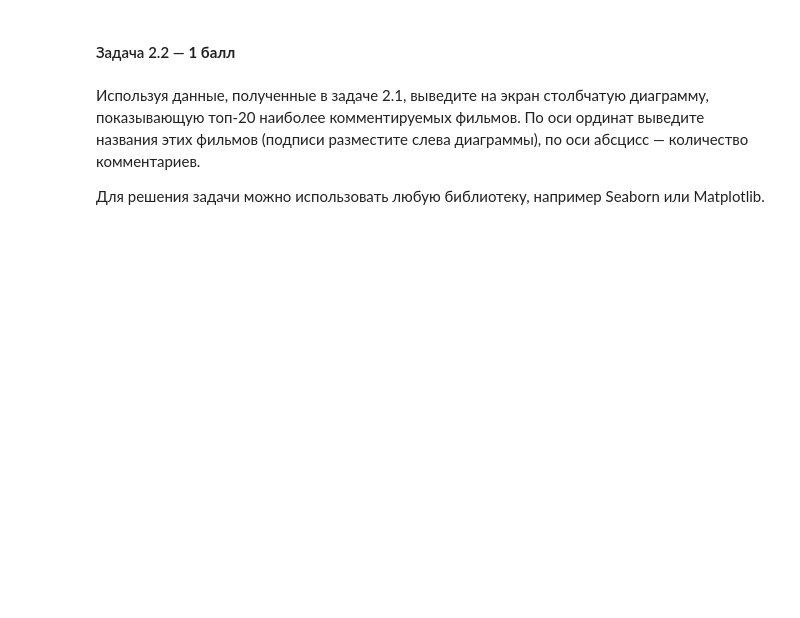
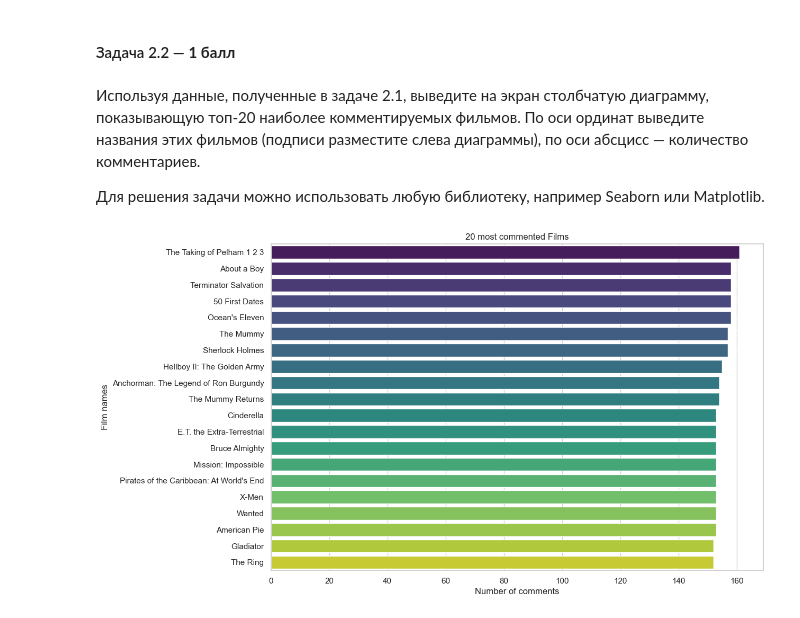
Before and after one commit to Loprima/sf_data_science, a Jupyter notebook: Системы хранения и обработки данных/hw_4/Выборка_и_агрегация_данных_в_MongoDB.ipynb, the cells around one changed output. Saved outputs shown, nothing was run; the diff lists cells and outputs as text; code cells hidden in the pictures; blank space fills up the shorter version.

```diff
--- a/Системы хранения и обработки данных/hw_4/Выборка_и_агрегация_данных_в_MongoDB.ipynb
+++ b/Системы хранения и обработки данных/hw_4/Выборка_и_агрегация_данных_в_MongoDB.ipynb
@@ -170,0 +217,24 @@ for i in movies2:
+# %%
+import matplotlib.pyplot as plt
+import seaborn as sns
+
+res_pipeline_20 = res_pipeline[:20]
+
+y = [i['title'] for i in res_pipeline_20]
+x = [i['count'] for i in res_pipeline_20]
+
+sns.set_theme(style="whitegrid")
+plt.figure(figsize=(12, 8))
+
+barplot = sns.barplot(x=x, y=y, palette="viridis", hue=y, dodge=False, legend=False)
+
+for p in barplot.patches:
+    barplot.annotate(f'{p.get_width():.0f}', (p.get_width(), p.get_y() + p.get_height() / 2),
+                     ha='left', va='center', color='white', fontsize=10)
+
+plt.xlabel('Number of comments')
+plt.ylabel('Film names')
+plt.title('20 most commented Films')
+plt.show()
+# %% [output]
+[figure, added]
```
Also changed, not shown: parts of 3 cells of this notebook.
